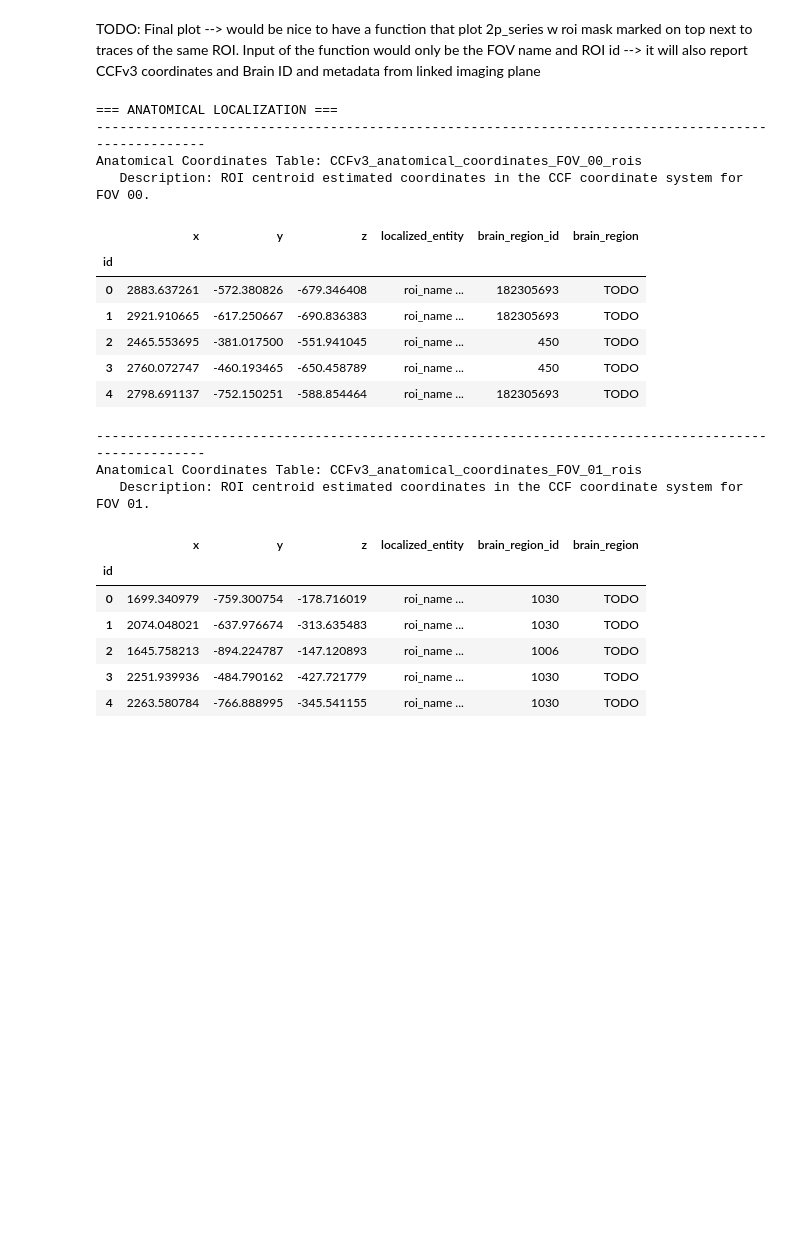
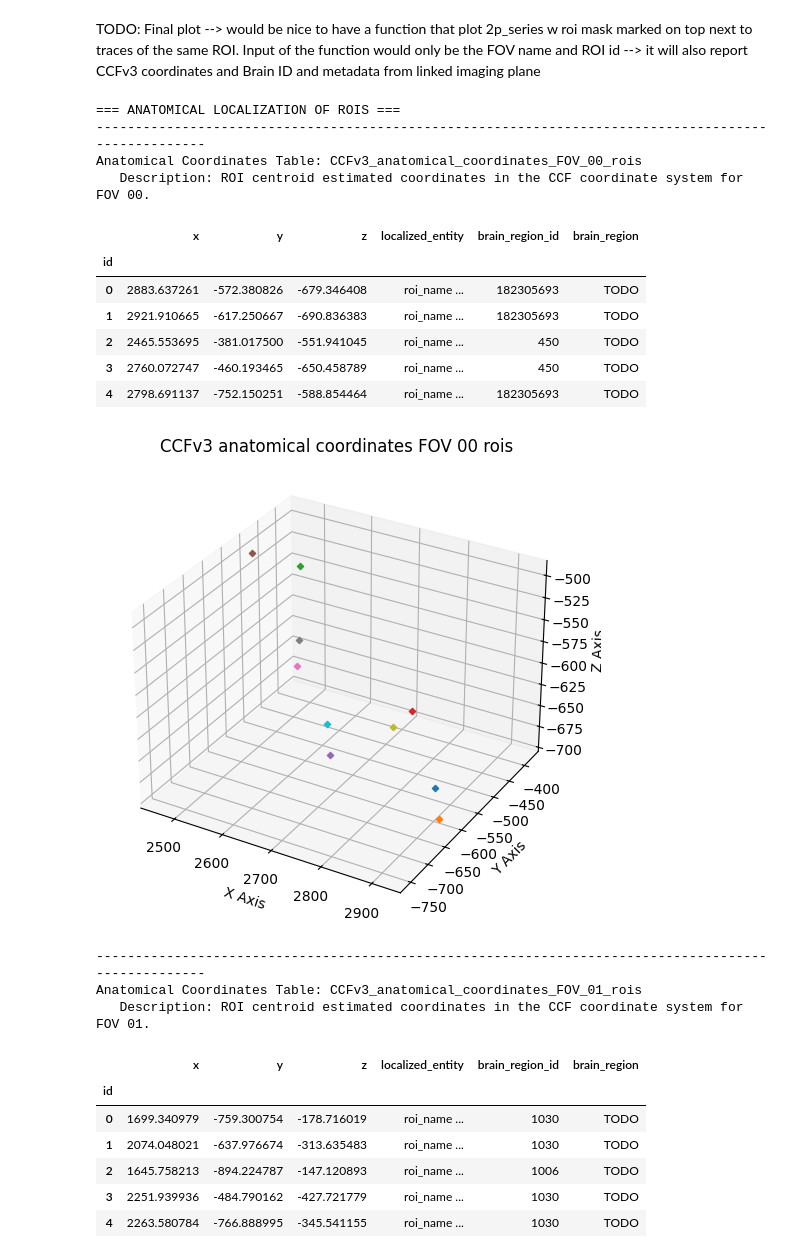
Before and after one commit to catalystneuro/IBL-mesoscope-to-nwb, a Jupyter notebook: src/ibl_mesoscope_to_nwb/mesoscope2025/tutorials/processed.ipynb, the cells around one changed output. Drawn from its saved outputs; the diff is of its cells as text; code cells hidden in the pictures; blank space fills up the shorter version.

```diff
--- a/src/ibl_mesoscope_to_nwb/mesoscope2025/tutorials/processed.ipynb
+++ b/src/ibl_mesoscope_to_nwb/mesoscope2025/tutorials/processed.ipynb
@@ -397,26 +397,36 @@ plt.show()
 TODO:
 Final plot --> would be nice to have a function that plot 2p_series w roi mask marked on top next to traces of the same ROI. Input of the function would only be the FOV name and ROI id  --> it will also report CCFv3 coordinates and Brain ID and metadata from linked imaging plane
 # %%
-print("=== ANATOMICAL LOCALIZATION ===")
+print("=== ANATOMICAL LOCALIZATION OF ROIS ===")
 print("-" * 100)
-for plane_name in nwbfile.lab_meta_data["localization"].anatomical_coordinates_tables:
-    table = nwbfile.lab_meta_data["localization"].anatomical_coordinates_tables[plane_name]
-    print(f"Anatomical Coordinates Table: {plane_name}")
+for table_name in nwbfile.lab_meta_data["localization"].anatomical_coordinates_tables:
+    table = nwbfile.lab_meta_data["localization"].anatomical_coordinates_tables[table_name]
+    print(f"Anatomical Coordinates Table: {table_name}")
     print(f"   Description: {table.description}")
     display(table.to_dataframe().head(5))  # Print first 5 rows as example
+    fig = plt.figure(figsize=(8, 6))
+    ax = fig.add_subplot(111, projection="3d")
+    for i in range(10):
+        ax.scatter3D(table.x[i], table.y[i], table.z[i], marker="D", s=10)
+    ax.set_xlabel('X Axis')
+    ax.set_ylabel('Y Axis')
+    ax.set_zlabel('Z Axis')
+    ax.set_title(f"{table_name.replace('_', ' ')}")
+    plt.show()
     print("-" * 100)
 # %% [output]
-=== ANATOMICAL LOCALIZATION ===
+=== ANATOMICAL LOCALIZATION OF ROIS ===
 ----------------------------------------------------------------------------------------------------
 Anatomical Coordinates Table: CCFv3_anatomical_coordinates_FOV_00_rois
    Description: ROI centroid estimated coordinates in the CCF coordinate system for FOV 00.
 |  | x | y | z | localized_entity | brain_region_id | brain_region |
 | id |  |  |  |  |  |  |
 | 0 | 2883.637261 | -572.380826 | -679.346408 | roi_name ... | 182305693 | TODO |
 | 1 | 2921.910665 | -617.250667 | -690.836383 | roi_name ... | 182305693 | TODO |
 | 2 | 2465.553695 | -381.017500 | -551.941045 | roi_name ... | 450 | TODO |
 | 3 | 2760.072747 | -460.193465 | -650.458789 | roi_name ... | 450 | TODO |
 | 4 | 2798.691137 | -752.150251 | -588.854464 | roi_name ... | 182305693 | TODO |
+[figure, added]
 ----------------------------------------------------------------------------------------------------
 Anatomical Coordinates Table: CCFv3_anatomical_coordinates_FOV_01_rois
    Description: ROI centroid estimated coordinates in the CCF coordinate system for FOV 01.
```
Also changed, not shown: parts of 2 cells of this notebook.
